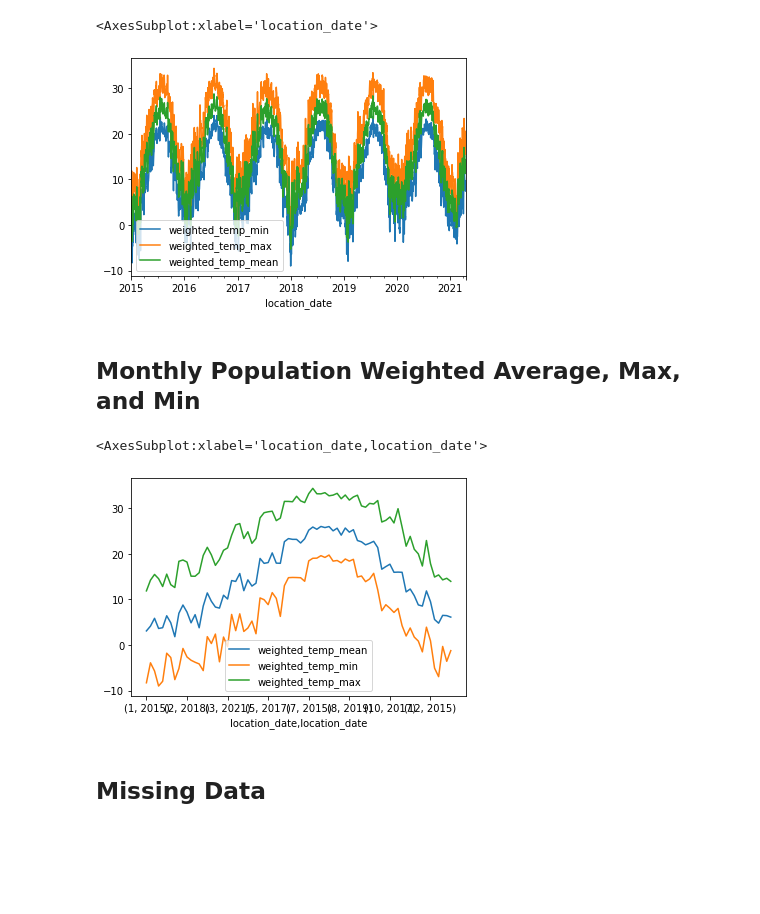
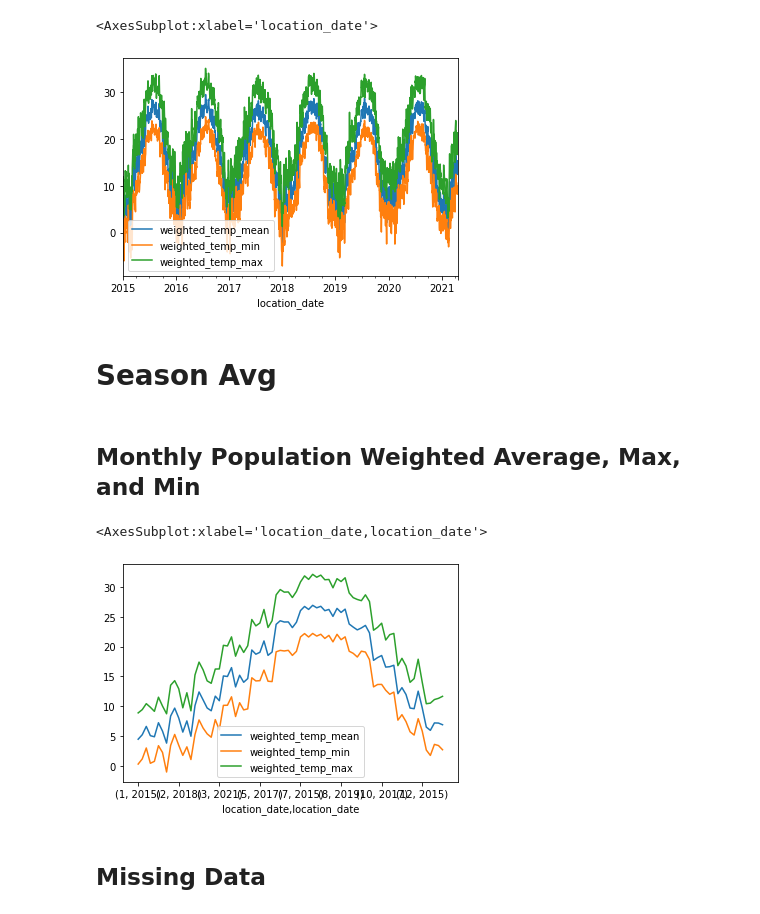
Before and after one commit to bradleyfay/temp_data_test, a Jupyter notebook: exploration.ipynb, the cells around one changed output. Drawn from its saved outputs; the diff is of its cells as text; code cells hidden in the pictures; blank space fills up the shorter version.

Commit message:
Change Population Weighting

```diff
--- a/exploration.ipynb
+++ b/exploration.ipynb
@@ -139,2 +202,10 @@ melted_df.columns = ['metric', 'station_code', 'value']
 # %%
-final_df = melted_df.reset_index().pivot(['location_date', 'station_code'], columns='metric', values='value')
+melted_df = interpolated_df.melt(
+    ignore_index=False
+)
+# Renaming Columns
+melted_df.columns = ['metric', 'station_code', 'value']
+melted_df = (melted_df
+    .reset_index()
+    .pivot(['location_date', 'station_code'], columns='metric', values='value'))
+melted_df
@@ -143 +231,7 @@ final_df['weight'] = final_df.population.div(final_df.reset_index(level=1).group
+# %%
+weighted_df = melted_df.reset_index().merge(weighting_df[['station_code', 'weight']], on='station_code')
+# %%
+weighted_df['weighted_temp_min'] = weighted_df.temp_min_c.mul(weighted_df.weight)
+weighted_df['weighted_temp_max'] = weighted_df.temp_max_c.mul(weighted_df.weight)
+weighted_df['weighted_temp_mean'] = weighted_df.temp_mean_c.mul(weighted_df.weight)
 # %%
@@ -167,8 +246,11 @@ final_df.head()
 # %%
-plotting_df = final_df.groupby('location_date').agg(
+plotting_df = weighted_df.groupby('location_date').agg(
     {
+        'temp_min_c': np.min,
+        'temp_max_c': np.max,
+        'weighted_temp_mean': np.sum,
         'weighted_temp_min': np.sum,
-        'weighted_temp_max': np.sum,
-        'weighted_temp_mean': np.sum
+        'weighted_temp_max': np.sum
     }
 )
+plotting_df
@@ -177,6 +275,8 @@ plotting_df = final_df.groupby('location_date').agg(
 # %%
 %matplotlib inline
-plotting_df.plot()
+plotting_df[['weighted_temp_mean', 'weighted_temp_min', 'weighted_temp_max']].plot()
 # %% [output]
 <AxesSubplot:xlabel='location_date'>
-[figure, old version]
+[figure, new version]
+# %% [markdown]
+# Season Avg
@@ -183,14 +287,14 @@ plotting_df.plot()
 # %% [markdown]
 ## Monthly Population Weighted Average, Max, and Min
 # %%
-plotting_df.groupby([plotting_df.index.month, plotting_df.index.year]).agg(
-    {'weighted_temp_mean': np.mean,
-    'weighted_temp_min': np.min,
-    'weighted_temp_max': np.max}
-).plot()
+plotting_df.groupby([plotting_df.index.month, plotting_df.index.year]).agg({
+    'weighted_temp_mean': np.mean,
+    'weighted_temp_min': np.mean,
+    'weighted_temp_max': np.mean
+}).plot()
 # %% [output]
 <AxesSubplot:xlabel='location_date,location_date'>
-[figure, old version]
+[figure, new version]
 # %% [markdown]
 ## Missing Data
 # %%
```
Also changed, not shown: parts of 47 cells of this notebook.
